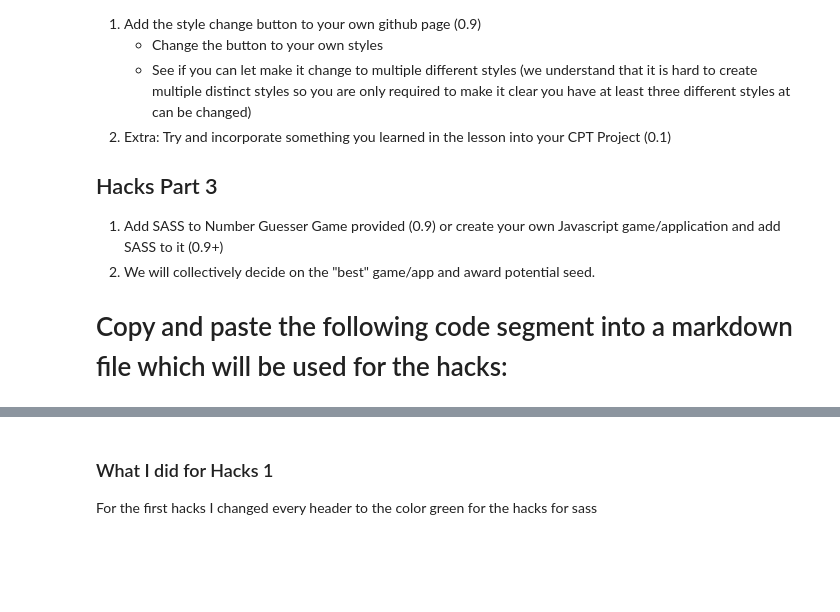
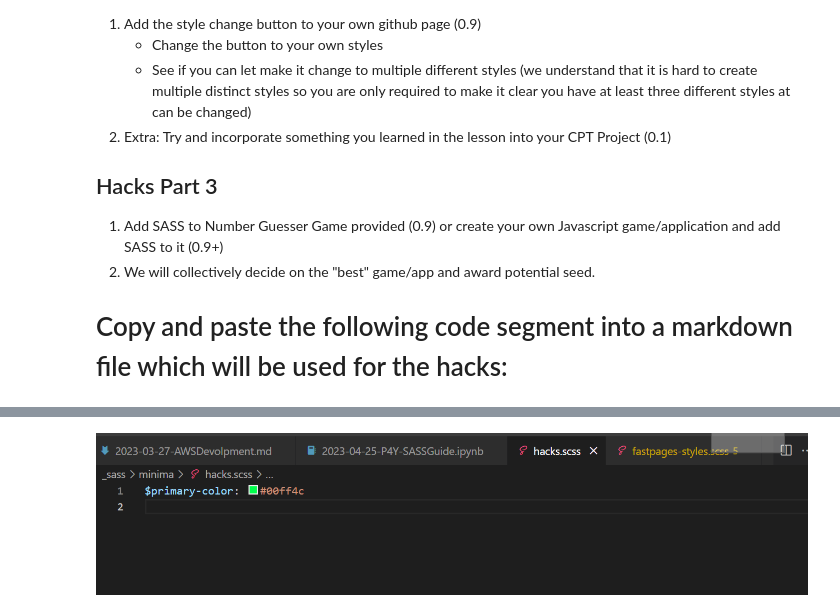
Before and after one commit to vardaansinha/devops, a Jupyter notebook: _notebooks/2023-04-25-P4Y-SASSGuide.ipynb, the cells around one changed output, grey strips where cells are left out. Drawn from its saved outputs; the diff is of its cells as text; code cells hidden in the pictures; blank space fills up the shorter version.

```diff
--- a/_notebooks/2023-04-25-P4Y-SASSGuide.ipynb
+++ b/_notebooks/2023-04-25-P4Y-SASSGuide.ipynb
@@ -82,3 +78,7 @@ Hacks Page - Kalani, Max T
-# %% [markdown]
-### What I did for Hacks 1
-For the first hacks I changed every header to the color green for the hacks for sass
+# %%
+from PIL import Image
+
+sasshackpart1 = Image.open("../images/sasshackspart1.PNG")
+display(sasshackpart1)
+# %% [output]
+[figure, added]
```
Also changed, not shown: parts of 3 cells of this notebook.
